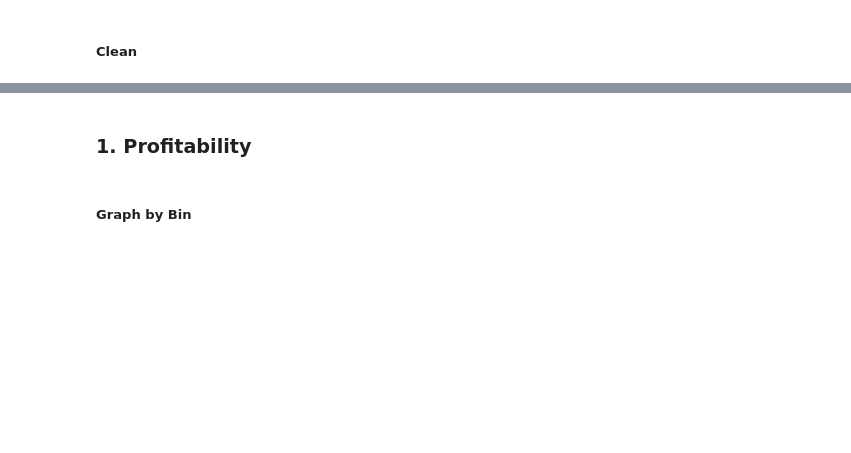
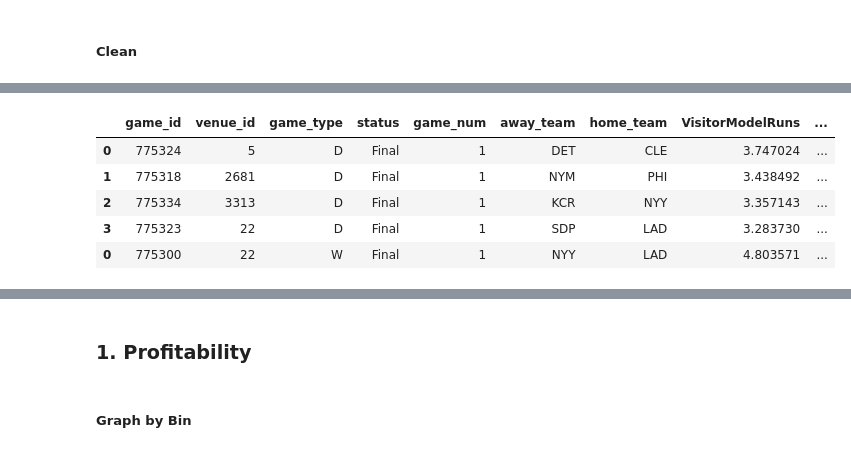
Before and after one commit to jamesgiles1993/Code, a Jupyter notebook: C01. Gambling.ipynb, the cells around one changed output, grey strips where cells are left out. Saved outputs shown, nothing was run; the diff lists cells and outputs as text; code cells hidden in the pictures; blank space fills up the shorter version.

```diff
--- a/C01. Gambling.ipynb
+++ b/C01. Gambling.ipynb
@@ -452,0 +472,9 @@ complete_gambling_df.shape, complete_gambling_df[complete_gambling_df['game_type
+# %%
+complete_gambling_df.tail()
+# %% [output]
+|  | game_id | venue_id | game_type | status | game_num | away_team | home_team | VisitorModelRuns | ... |
+| 0 | 775324 | 5 | D | Final | 1 | DET | CLE | 3.747024 | ... |
+| 1 | 775318 | 2681 | D | Final | 1 | NYM | PHI | 3.438492 | ... |
+| 2 | 775334 | 3313 | D | Final | 1 | KCR | NYY | 3.357143 | ... |
+| 3 | 775323 | 22 | D | Final | 1 | SDP | LAD | 3.283730 | ... |
+| 0 | 775300 | 22 | W | Final | 1 | NYY | LAD | 4.803571 | ... |
```
Also changed, not shown: parts of 30 cells of this notebook, 24 other files.
